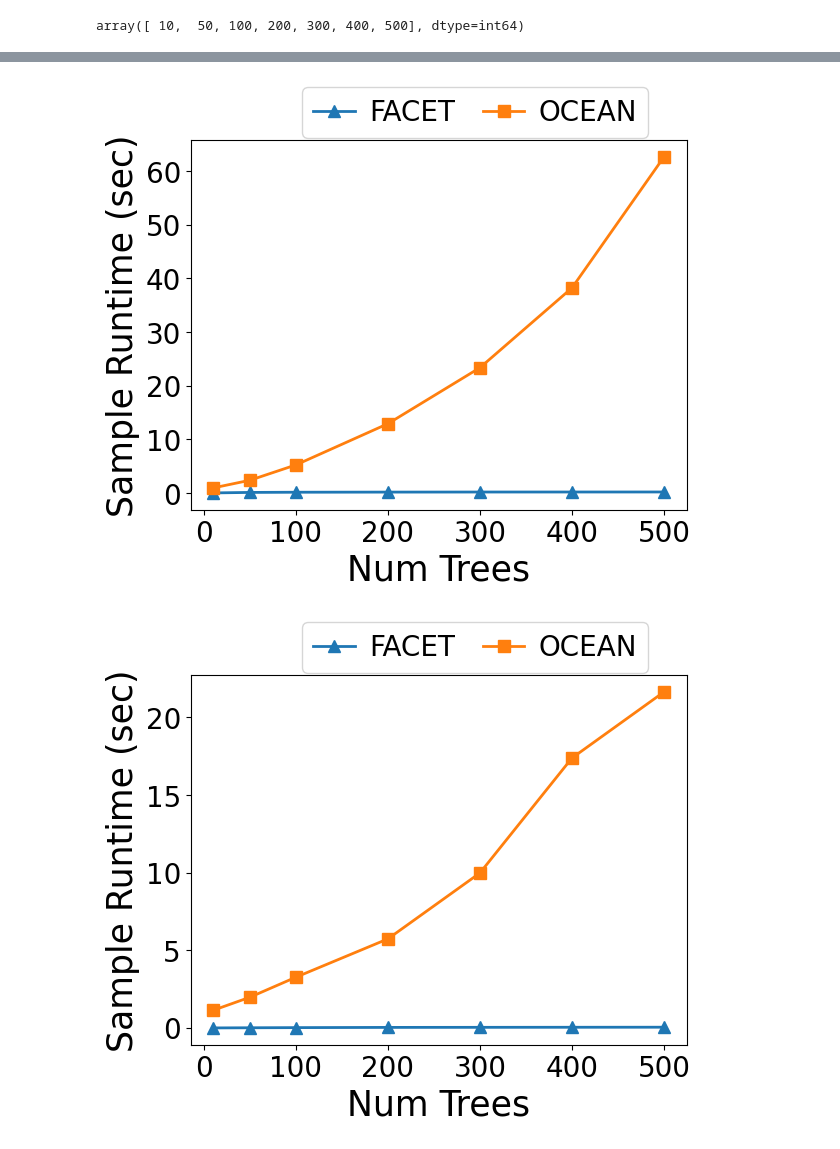
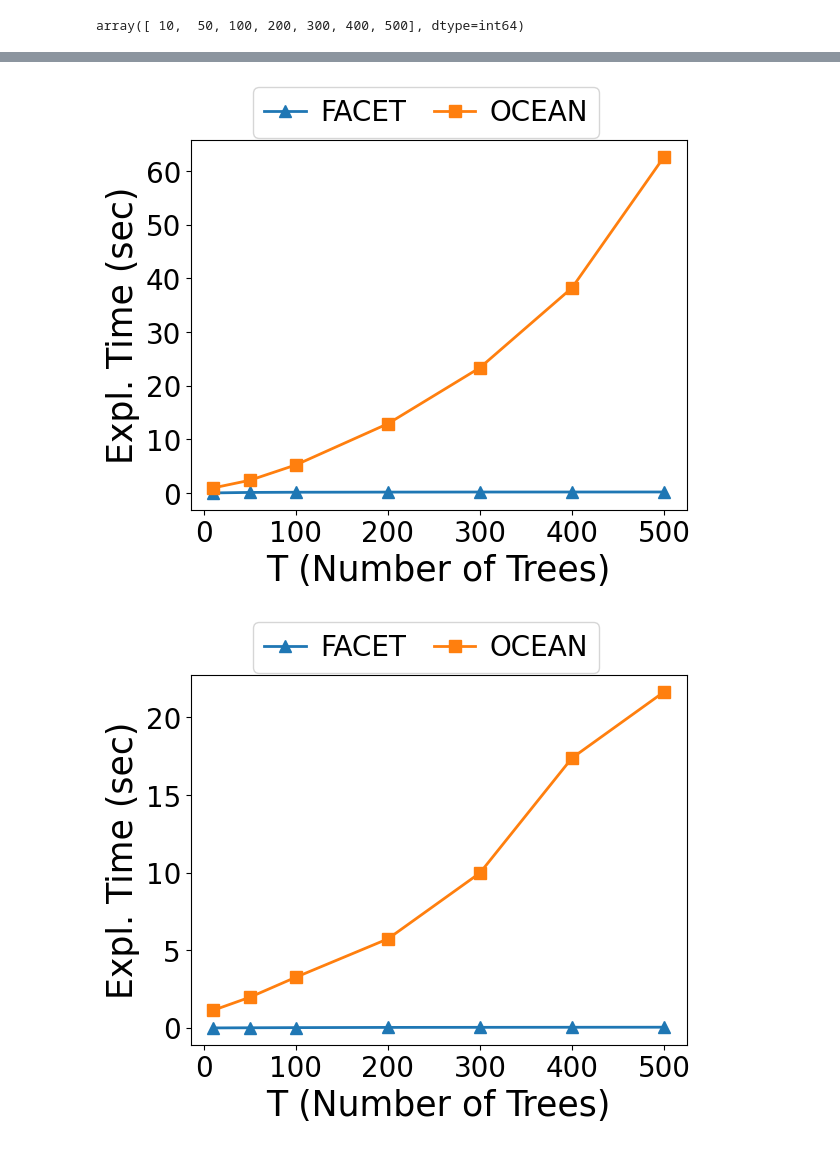
Before and after one commit to PeterVanNostrand/FACET, a Jupyter notebook: figures/vary_ntrees.ipynb, the cells around one changed output, grey strips where cells are left out. Drawn from its saved outputs; the diff is of its cells as text; code cells hidden in the pictures.

```diff
--- a/figures/vary_ntrees.ipynb
+++ b/figures/vary_ntrees.ipynb
@@ -112,7 +113,7 @@ def render_plot(xfeature, yfeature, xlabel, ylabel, title, save_name=None, xrang
         plt.yticks(fontsize=20)
 
         expl_names = [pretty_explainer_names[_] for _ in all_results["explainer"].unique()]
-        plt.legend(expl_names, loc="best", ncol=len(all_results["explainer"].unique()), bbox_to_anchor=(0, 1.18, 0.95, 0), handletextpad=0.5, columnspacing=1, handlelength=1.5, prop={"size":20})
+        plt.legend(expl_names, loc="upper center", ncol=len(all_results["explainer"].unique()), handletextpad=0.5, columnspacing=1, handlelength=1.5, prop={"size":20}, bbox_to_anchor=(0, 1.18, 0.95, 0),) #
 
         if export_figures and save_name is not None:
             plt.savefig(output_dir + save_name + "_" + ds + fig_type, bbox_inches="tight")
@@ -151,6 +146,6 @@ render_plot("n_trees", "prep_time", "Num Trees", "Preptime (sec)", "Prep Time vs
 # %%
 # sample time vs number of trees
-render_plot("n_trees", "sample_time", "Num Trees", "Sample Runtime (sec)", "Explanation Time vs Num Trees", save_name="ntrees_texplain", ylog=False) # "sampletime_vs_trees"
+render_plot("n_trees", "sample_time", "T (Number of Trees)", "Expl. Time (sec)", "Explanation Time vs Num Trees", save_name="ntrees_texplain", ylog=False) # "sampletime_vs_trees"
 # %% [output]
-[figure, old version]
+[figure, new version]
-[figure, old version]
+[figure, new version]
```
Also changed, not shown: parts of 5 cells of this notebook, 7 other files.
